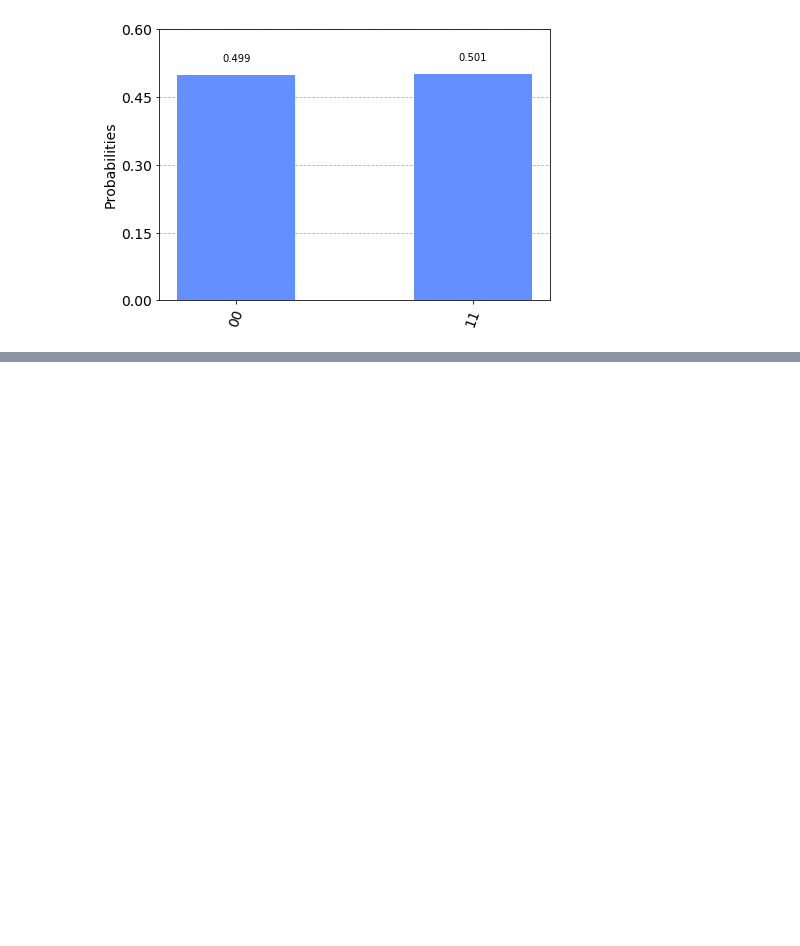
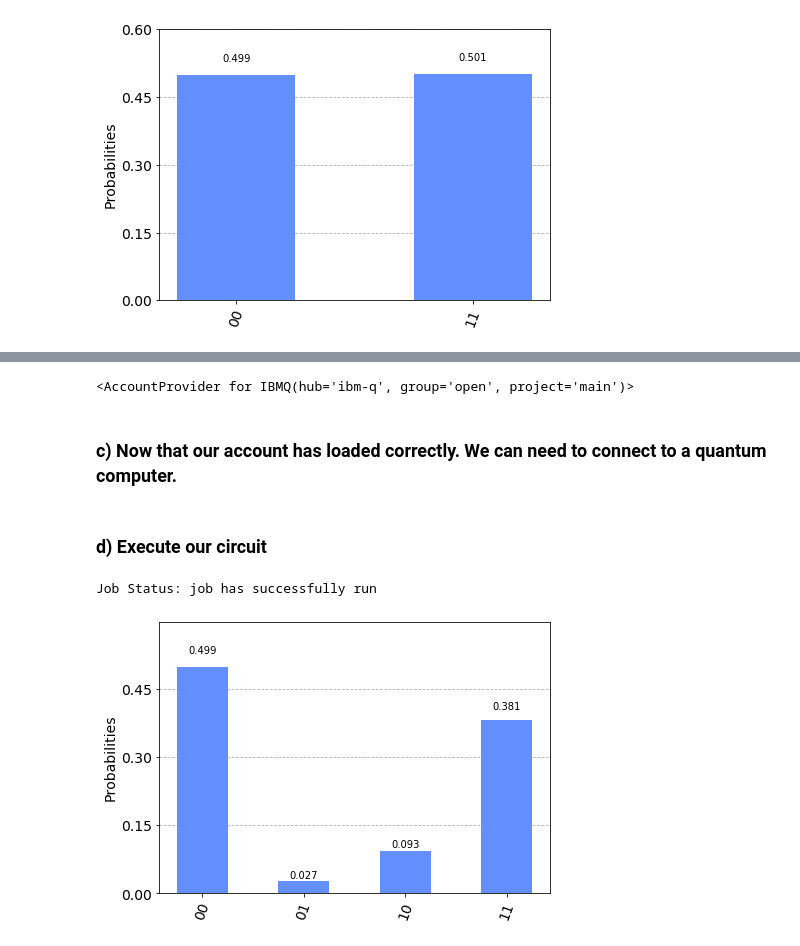
Before and after one commit to sid1993/Quantum, a Jupyter notebook: Basics.ipynb, the cells around one changed output, grey strips where cells are left out. Saved outputs shown, nothing was run; the diff lists cells and outputs as text; code cells hidden in the pictures; blank space fills up the shorter version.

```diff
--- a/Basics.ipynb
+++ b/Basics.ipynb
@@ -79,0 +89,23 @@ plot_histogram(result.get_counts(circuit))
+# %%
+IBMQ.load_account()
+# %% [output]
+<AccountProvider for IBMQ(hub='ibm-q', group='open', project='main')>
+# %% [markdown]
+### c) Now that our account has loaded correctly. We can need to connect to a quantum computer.
+# %%
+provider = IBMQ.get_provider('ibm-q') # selects a service provider
+qcomp = provider.get_backend('ibmq_london')# https://quantum-computing.ibm.com/ ---> Dashboard ---> List of Backends are available ----> select anyone according to need.
+# %% [markdown]
+### d) Execute our circuit
+# %%
+job = execute(circuit,backend=qcomp) # schedule a job in the quatum computer. This job is then moved to a job queue. Same circuit created for local simulation is used again.
+# %%
+from qiskit.tools.monitor import job_monitor
+job_monitor(job) # status of the job is fetched. ex. Queued, Running , Successfully run
+# %% [output]
+Job Status: job has successfully run
+# %%
+result = job.result()
+plot_histogram(result.get_counts(circuit))
+# %% [output]
+[figure, added]
```
Also changed, not shown: parts of 6 cells of this notebook.
